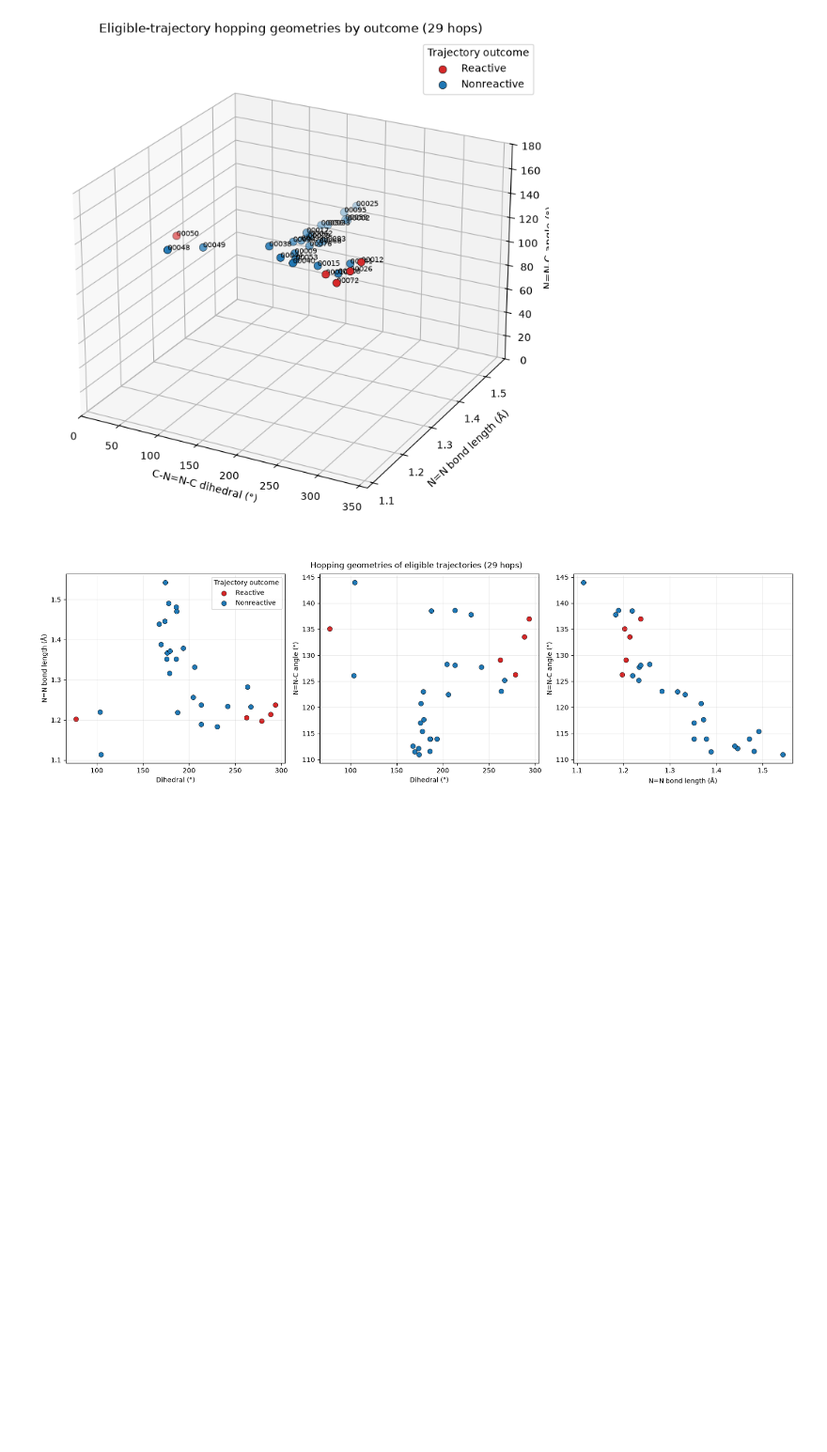
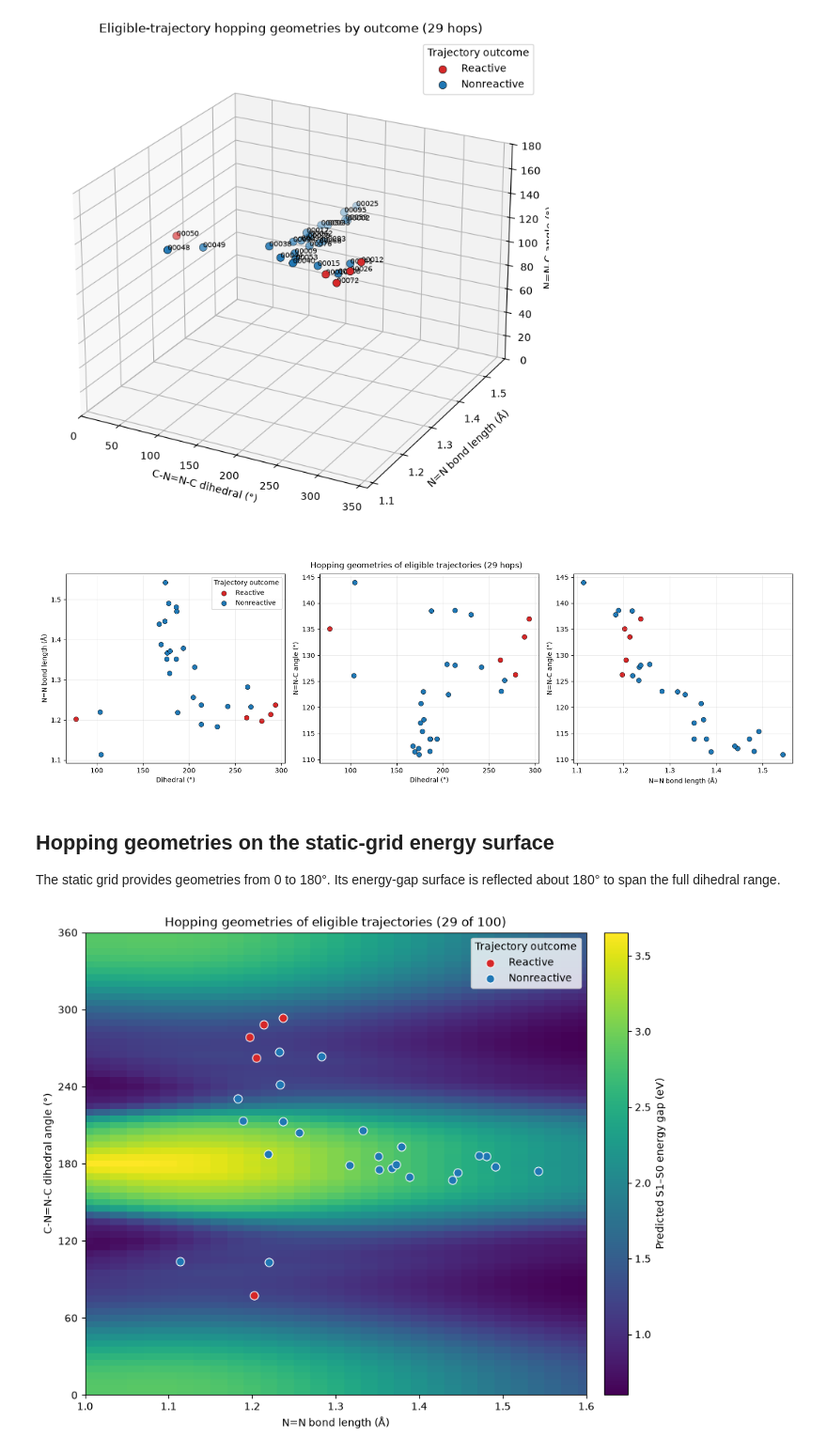
Before and after one commit to yoghurtfork/X-MACE-sampling, a Jupyter notebook: sharc/plot_hops.ipynb, the cells around one changed output. Shown at 94% size. Cells and saved outputs as stored; diff of their text form; code cells hidden in the pictures; blank space fills up the shorter version.

Commit message:
Plot hop geometries on predicted energy gap surface

```diff
--- a/sharc/plot_hops.ipynb
+++ b/sharc/plot_hops.ipynb
@@ -246,3 +247,74 @@ fig.suptitle(f"Hopping geometries of eligible trajectories ({len(hops)} hops)")
 plt.show()
 # %% [output]
 [figure]
+# %% [markdown]
+## Hopping geometries on the static-grid energy surface
+
+The static grid provides geometries from 0 to 180°. Its energy-gap surface is reflected about 180° to span the full dihedral range.
+# %%
+import json
+
+HARTREE_TO_EV = 27.211386245988
+GRID_PATHS = (
+    Path("data/azoflip_data/XYZ/azobenzene_rotated_grid_static.xyz"),
+    Path("../data/azoflip_data/XYZ/azobenzene_rotated_grid_static.xyz"),
+)
+GRID_PATH = next((path for path in GRID_PATHS if path.is_file()), None)
+if GRID_PATH is None:
+    raise FileNotFoundError("Could not find azobenzene_rotated_grid_static.xyz")
+
+def static_grid_energy_gap(grid_path):
+    records = []
+    lines = grid_path.read_text(encoding="utf-8").splitlines()
+    position = 0
+    while position < len(lines):
+        n_atoms = int(lines[position])
+        comment = lines[position + 1]
+        dihedral = float(re.search(r"cnnc_dihedral_deg=([-+0-9.eE]+)", comment).group(1))
+        bond_length = float(re.search(r"nn_distance_angstrom=([-+0-9.eE]+)", comment).group(1))
+        energies = json.loads(re.search(r'ReF_energy="_JSON (.*?)"', comment, re.IGNORECASE).group(1))[0]
+        records.append((dihedral, bond_length, (energies[1] - energies[0]) * HARTREE_TO_EV))
+        position += n_atoms + 2
+
+    grid = pd.DataFrame(records, columns=["dihedral_deg", "nn_bond_length_angstrom", "s1_s0_gap_ev"])
+    return grid.pivot(index="dihedral_deg", columns="nn_bond_length_angstrom", values="s1_s0_gap_ev").sort_index().sort_index(axis=1)
+
+energy_grid = static_grid_energy_gap(GRID_PATH)
+grid_dihedrals = energy_grid.index.to_numpy()
+grid_bond_lengths = energy_grid.columns.to_numpy()
+
+# The source grid covers 0–180°. Reflect it about y = 180° to obtain 180–360°.
+reflected_energy_grid = np.vstack([energy_grid.to_numpy(), energy_grid.to_numpy()[-2::-1]])
+reflected_dihedrals = np.r_[grid_dihedrals, 360.0 - grid_dihedrals[-2::-1]]
+
+def cell_edges(values):
+    midpoints = (values[:-1] + values[1:]) / 2
+    return np.r_[values[0] - (midpoints[0] - values[0]), midpoints, values[-1] + (values[-1] - midpoints[-1])]
+
+fig, ax = plt.subplots(figsize=(8.5, 7), constrained_layout=True)
+heatmap = ax.pcolormesh(
+    cell_edges(grid_bond_lengths), cell_edges(reflected_dihedrals), reflected_energy_grid,
+    cmap="viridis", shading="flat", zorder=0,
+)
+
+for outcome, colour in outcome_colours.items():
+    subset = hops[hops["outcome"] == outcome]
+    ax.scatter(
+        subset["nn_bond_length_angstrom"], subset["dihedral_deg"],
+        color=colour, s=65, edgecolors="white", linewidths=0.8,
+        label=outcome.capitalize(), zorder=2,
+    )
+
+colorbar = fig.colorbar(heatmap, ax=ax, pad=0.02)
+colorbar.set_label("Predicted S1–S0 energy gap (eV)")
+ax.set(
+    xlabel="N=N bond length (Å)", xlim=(1.0, 1.6),
+    ylabel="C-N=N-C dihedral angle (°)", ylim=(0, 360),
+    yticks=np.arange(0, 361, 60),
+)
+# ax.axhline(180, color="white", linestyle="--", linewidth=0.9, alpha=0.75, zorder=1)
+ax.legend(title="Trajectory outcome", loc="upper right")
+ax.set_title(f"Hopping geometries of eligible trajectories ({len(hops)} of {len(trajectory_dirs)})")
+plt.show()
+# %% [output]
+[figure, added]
```
Also changed, not shown: parts of 1 cell of this notebook.
